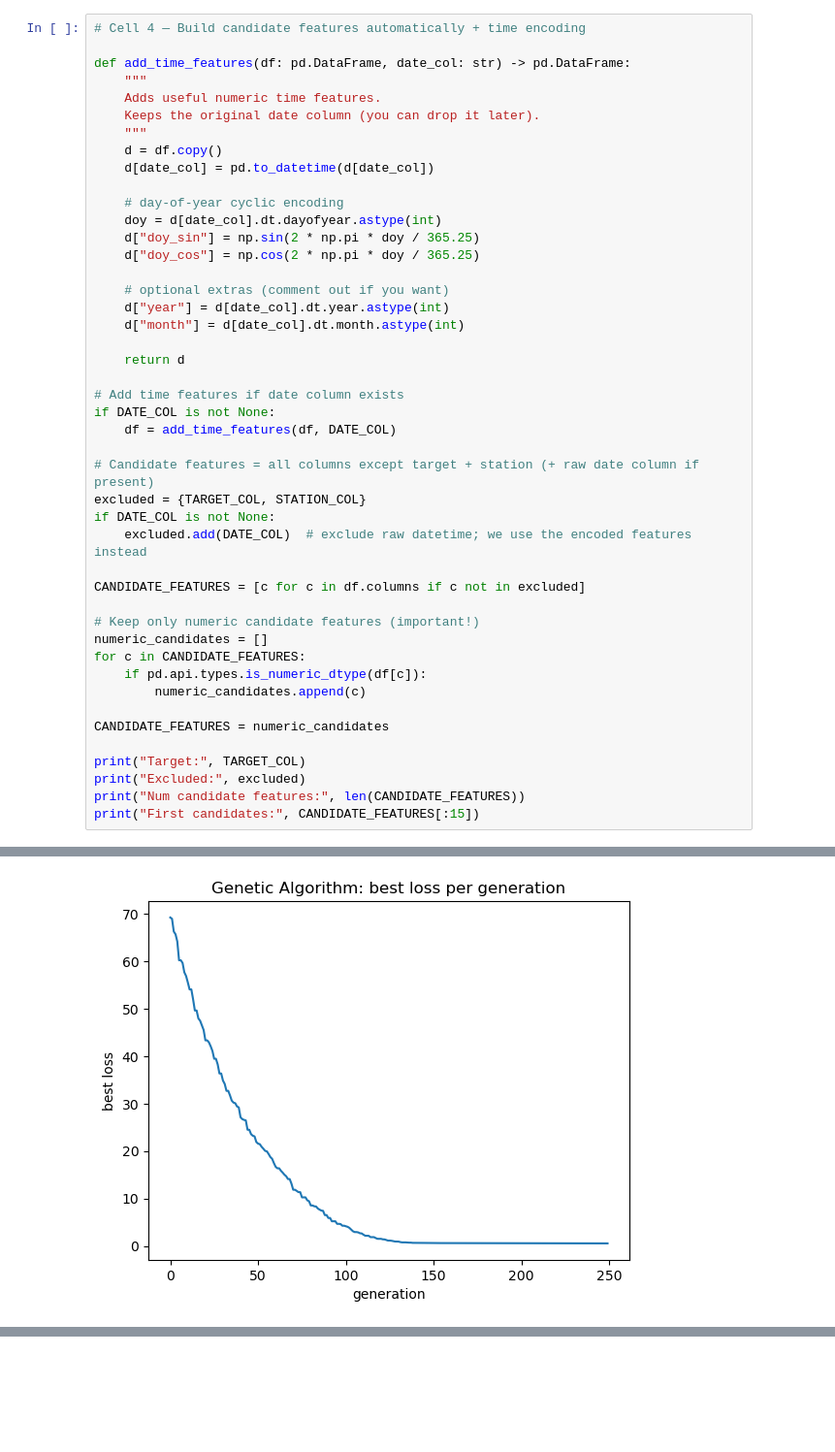
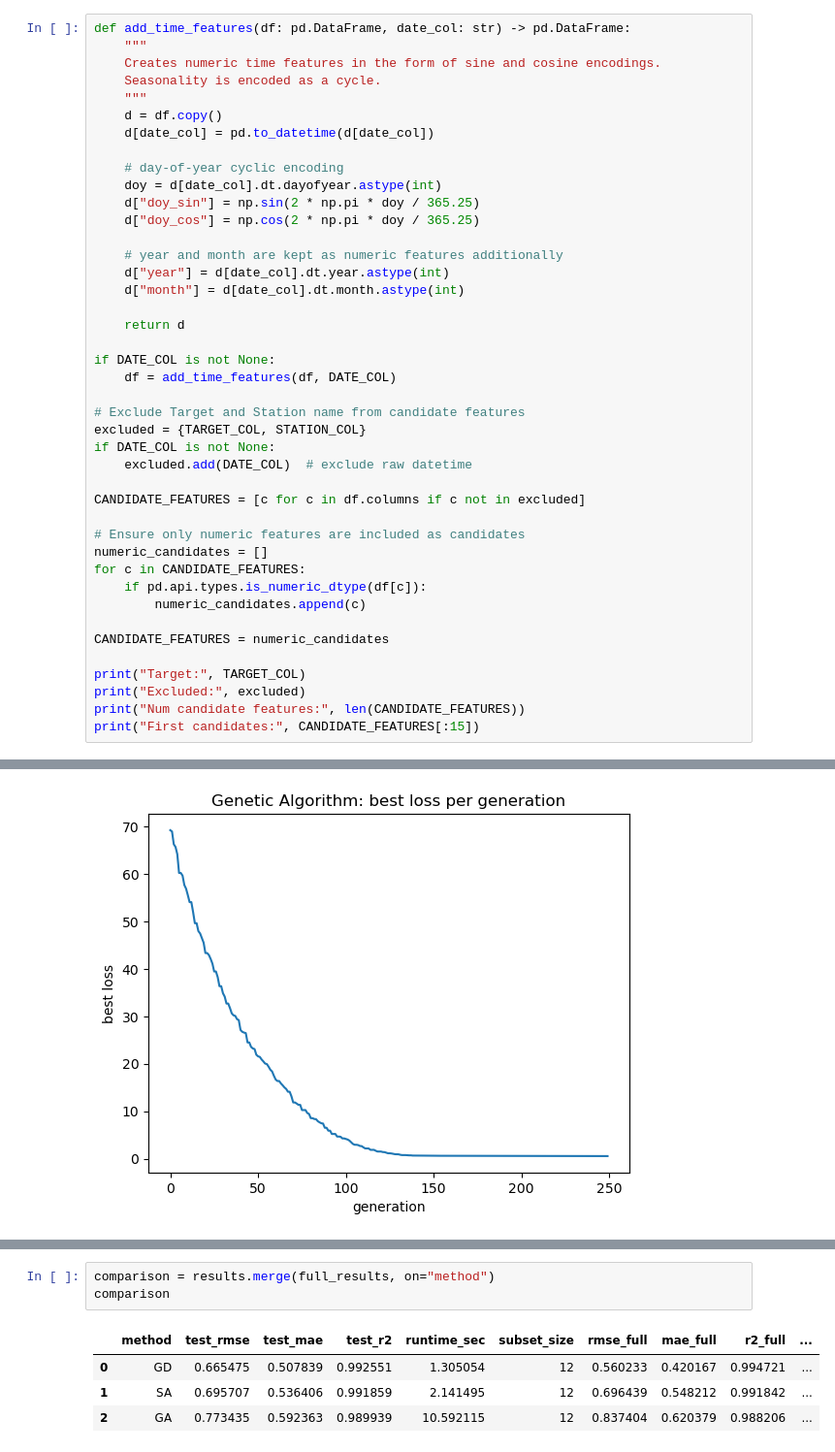
Before and after one commit to Lagpi/Bioinspired_Alg, a Jupyter notebook: BioInsp_alg.ipynb, the cells around one changed output, grey strips where cells are left out. Shown at 97% size. Saved outputs shown, nothing was run; the diff lists cells and outputs as text; blank space fills up the shorter version.

Commit message:
added comparison of ACO-model vs full model

```diff
--- a/BioInsp_alg.ipynb
+++ b/BioInsp_alg.ipynb
@@ -97,11 +143,9 @@ RANDOM_SEED = 42
 TIME_AWARE_SPLIT = True if DATE_COL else False
 # %%
-# Cell 4 — Build candidate features automatically + time encoding
-
 def add_time_features(df: pd.DataFrame, date_col: str) -> pd.DataFrame:
     """
-    Adds useful numeric time features.
-    Keeps the original date column (you can drop it later).
+    Creates numeric time features in the form of sine and cosine encodings.
+    Seasonality is encoded as a cycle.
     """
     d = df.copy()
     d[date_col] = pd.to_datetime(d[date_col])
@@ -111,24 +155,23 @@ def add_time_features(df: pd.DataFrame, date_col: str) -> pd.DataFrame:
     d["doy_sin"] = np.sin(2 * np.pi * doy / 365.25)
     d["doy_cos"] = np.cos(2 * np.pi * doy / 365.25)
 
-    # optional extras (comment out if you want)
+    # year and month are kept as numeric features additionally
     d["year"] = d[date_col].dt.year.astype(int)
     d["month"] = d[date_col].dt.month.astype(int)
 
     return d
 
-# Add time features if date column exists
 if DATE_COL is not None:
     df = add_time_features(df, DATE_COL)
 
-# Candidate features = all columns except target + station (+ raw date column if present)
+# Exclude Target and Station name from candidate features
 excluded = {TARGET_COL, STATION_COL}
 if DATE_COL is not None:
-    excluded.add(DATE_COL)  # exclude raw datetime; we use the encoded features instead
+    excluded.add(DATE_COL)  # exclude raw datetime
 
 CANDIDATE_FEATURES = [c for c in df.columns if c not in excluded]
 
-# Keep only numeric candidate features (important!)
+# Ensure only numeric features are included as candidates
 numeric_candidates = []
 for c in CANDIDATE_FEATURES:
     if pd.api.types.is_numeric_dtype(df[c]):
@@ -863,0 +967,8 @@ full_rob
+# %%
+comparison = results.merge(full_results, on="method")
+comparison
+# %% [output]
+|  | method | test_rmse | test_mae | test_r2 | runtime_sec | subset_size | rmse_full | mae_full | r2_full | ... |
+| 0 | GD | 0.665475 | 0.507839 | 0.992551 | 1.305054 | 12 | 0.560233 | 0.420167 | 0.994721 | ... |
+| 1 | SA | 0.695707 | 0.536406 | 0.991859 | 2.141495 | 12 | 0.696439 | 0.548212 | 0.991842 | ... |
+| 2 | GA | 0.773435 | 0.592363 | 0.989939 | 10.592115 | 12 | 0.837404 | 0.620379 | 0.988206 | ... |
```
Also changed, not shown: parts of 23 cells of this notebook.
